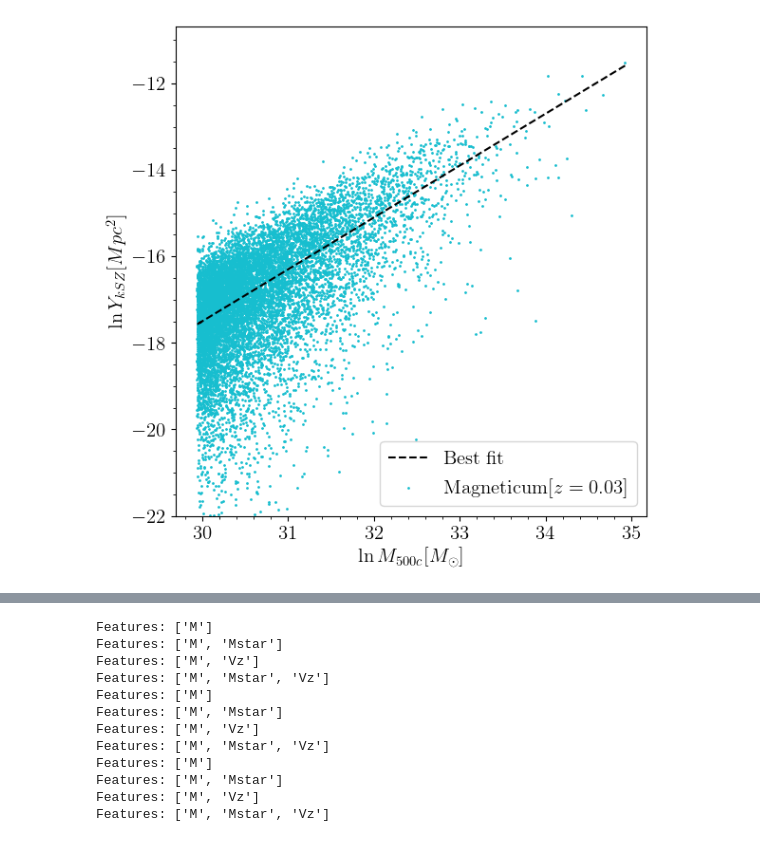
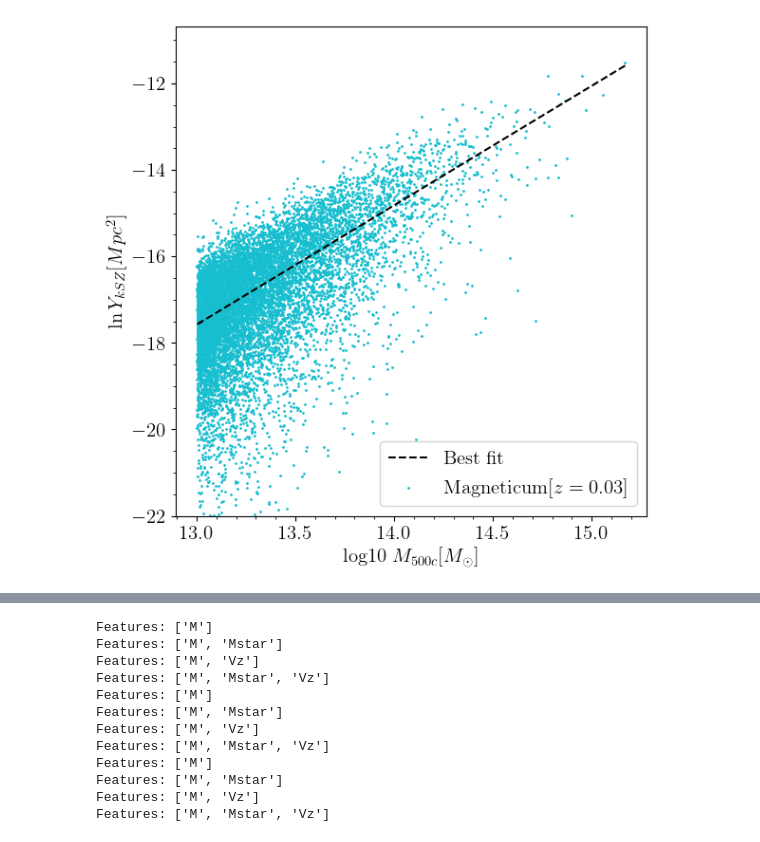
Before and after one commit to antolonappan/kSZscaler, a Jupyter notebook: Notebooks2/test1_r2.ipynb, the cells around one changed output, grey strips where cells are left out. Drawn from its saved outputs; the diff is of its cells as text; code cells hidden in the pictures.

```diff
--- a/Notebooks2/test1_r2.ipynb
+++ b/Notebooks2/test1_r2.ipynb
@@ -56,17 +75,17 @@ df_096_m = data_manupulation(df_096)
 # %%
 plt.figure(figsize=(6,6))
-plt.scatter(df_140.M,df_140.Yksz,s=1,c='C9',label='$\\rm Magneticum $'+'$[z=0.03]$')
-plt.plot(df_140.M,df_140.M*1.20 - 53.5,lw=1.5,c='k',ls='--',label='$\\rm Best\;fit$')
+plt.scatter(np.log10(np.exp(df_140.M)),df_140.Yksz,s=1,c='C9',label='$\\rm Magneticum $'+'$[z=0.03]$')
+plt.plot(np.log10(np.exp(df_140.M)),df_140.M*1.20 - 53.5,lw=1.5,c='k',ls='--',label='$\\rm Best\;fit$')
 plt.ylim(-22)
-plt.xlabel('$\ln M_{500c} [M_\\odot]$',fontsize=15)
+plt.xlabel('$\mathrm{log10}\; M_{500c} [M_\\odot]$',fontsize=15)
 plt.ylabel('$\ln Y_{kSZ} [Mpc^2]$',fontsize=15)
 plt.legend(fontsize=15,loc='lower right')
 plt.xticks(fontsize=15)
 plt.yticks(fontsize=15)
 plt.tight_layout()
 plt.savefig('Yksz_M_140.pdf',dpi=300,bbox_inches='tight')
 # %% [output]
-[figure, old version]
+[figure, new version]
 # %%
 plt.figure(figsize=(3,3))
 i = 0
```
Also changed, not shown: parts of 14 cells of this notebook, 6 other files.
